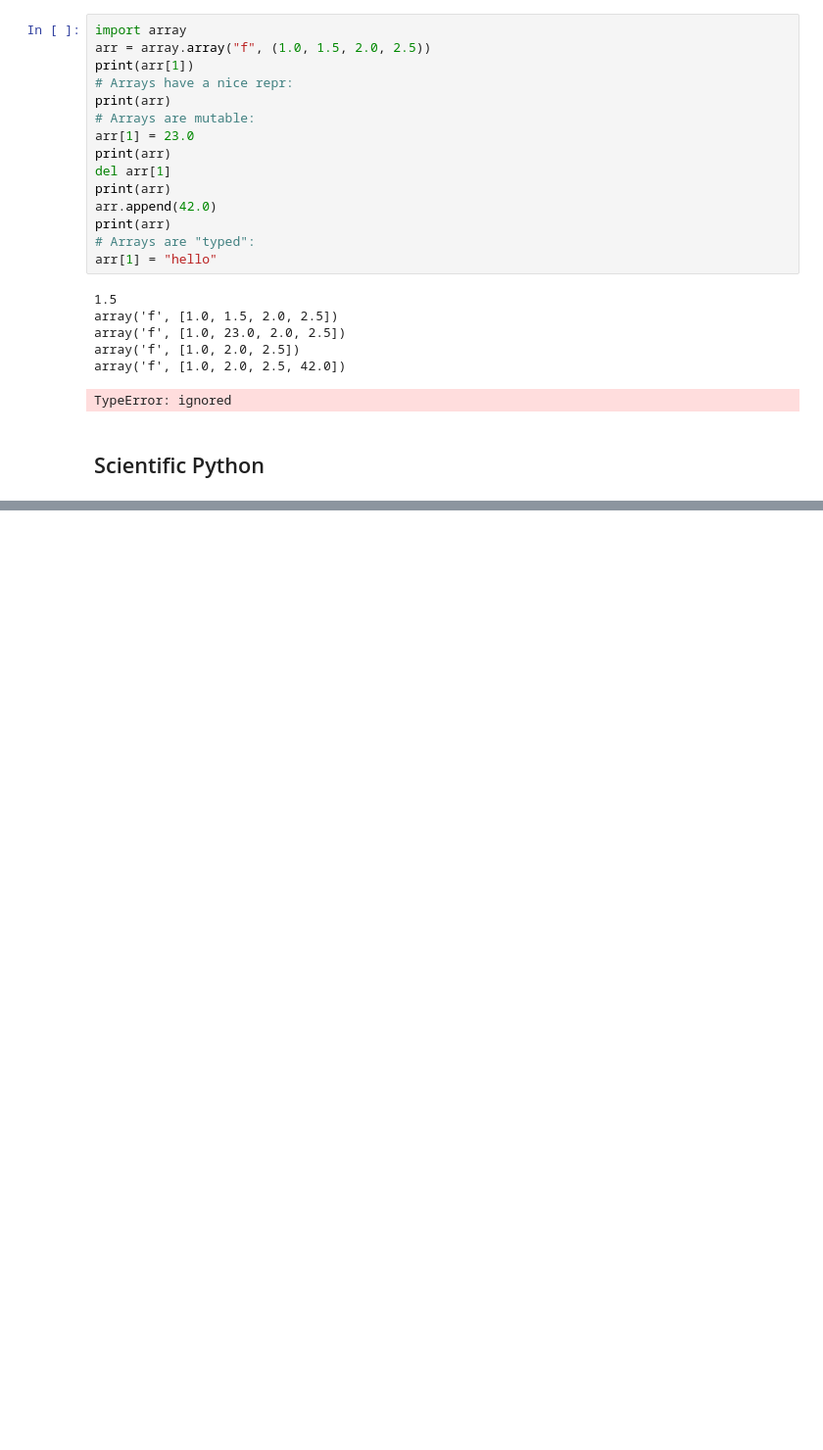
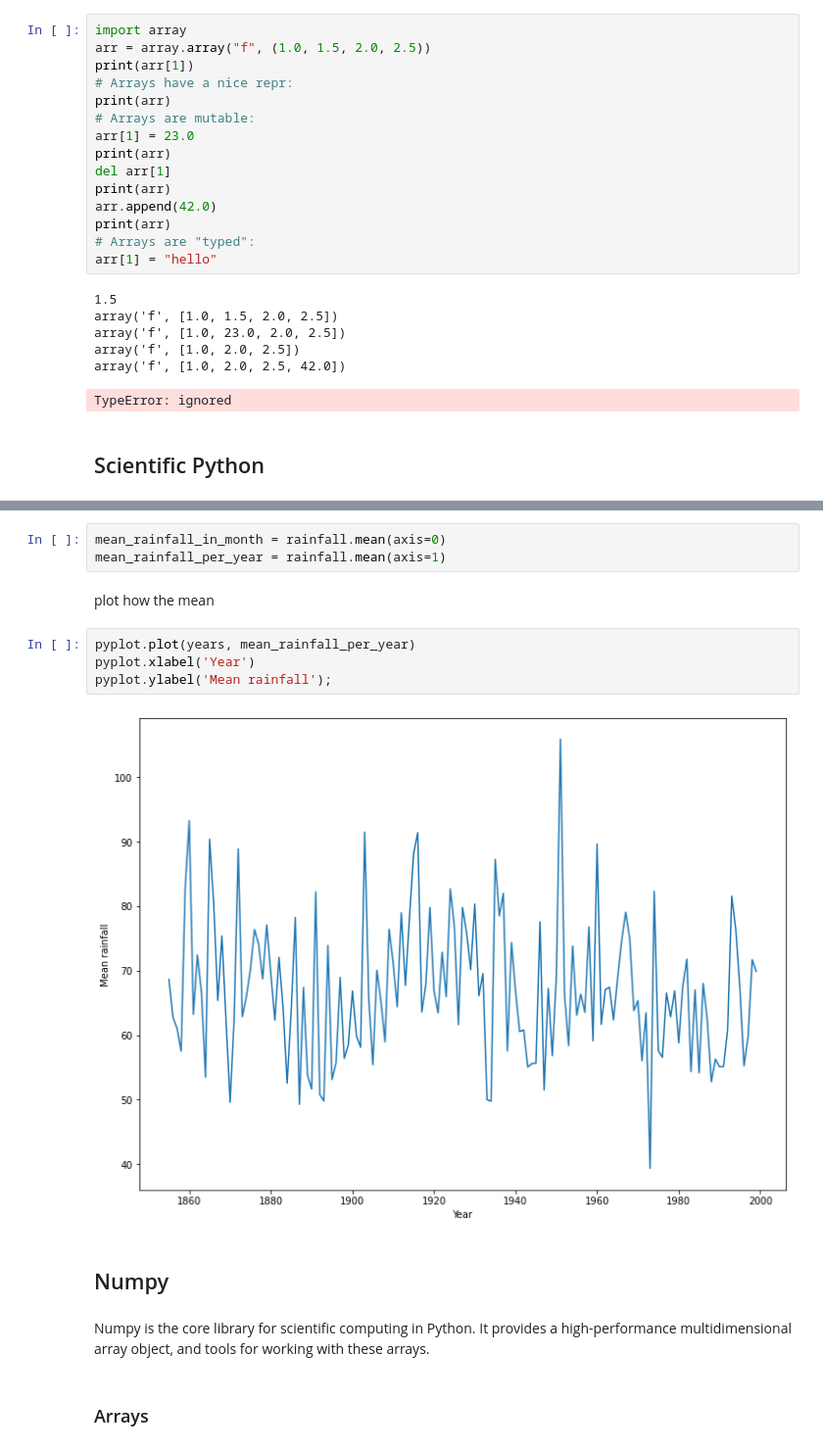
Before and after one commit to juaryR/treinamento-h2ai, a Jupyter notebook: PreRequisitos.ipynb, the cells around one changed output, grey strips where cells are left out. Shown at 98% size. Cells and saved outputs as stored; diff of their text form; blank space fills up the shorter version.

```diff
--- a/PreRequisitos.ipynb
+++ b/PreRequisitos.ipynb
@@ -140,0 +215,17 @@ TypeError: ignored
+# %%
+mean_rainfall_in_month = rainfall.mean(axis=0)
+mean_rainfall_per_year = rainfall.mean(axis=1)
+# %% [markdown]
+plot how the mean
+# %%
+pyplot.plot(years, mean_rainfall_per_year)
+pyplot.xlabel('Year')
+pyplot.ylabel('Mean rainfall');
+# %% [output]
+[figure, added]
+# %% [markdown]
+## Numpy
+# %% [markdown]
+Numpy is the core library for scientific computing in Python. It provides a high-performance multidimensional array object, and tools for working with these arrays.
+# %% [markdown]
+### Arrays
```
Also changed, not shown: parts of 23 cells of this notebook.
